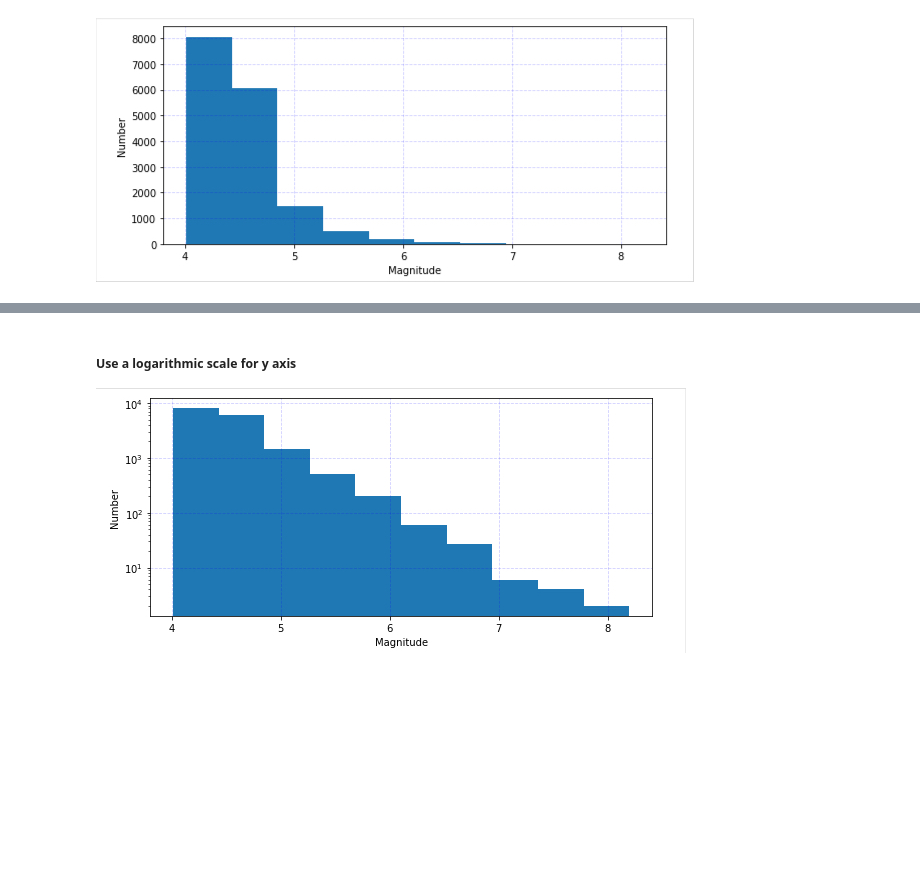
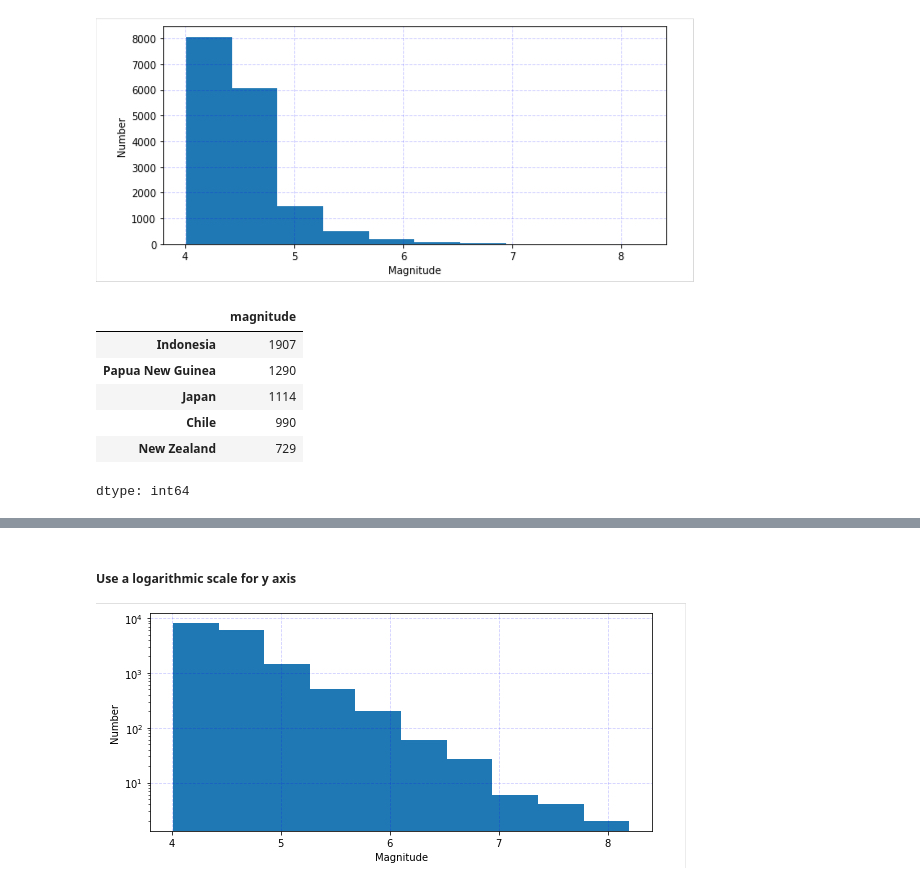
Before and after one commit to Cyp202/2025_Intro_Python, a Jupyter notebook: notebook/W3_S1.ipynb, the cells around one changed output, grey strips where cells are left out. Drawn from its saved outputs; the diff is of its cells as text; code cells hidden in the pictures; blank space fills up the shorter version.

```diff
--- a/notebook/W3_S1.ipynb
+++ b/notebook/W3_S1.ipynb
@@ -458,6 +455,19 @@ AttributeError: module 'matplotlib.pyplot' has no attribute 'df_five_c'
 Hint: `Pandas` has a histogram function documented [at this link](https://pandas.pydata.org/pandas-docs/version/0.23/generated/pandas.DataFrame.hist.html) and `Matplotlib` has one documented [at this link](https://matplotlib.org/api/_as_gen/matplotlib.pyplot.hist.html)
 # %% [markdown]
 ![aaaaa8.jpg](embedded-picture-1)
+# %%
+magnitude = pd.Series([1907, 1290, 1114,990,729],
+                     index=['Indonesia', 'Papua New Guinea', 'Japan', 'Chile','New Zealand'],
+                     name='magnitude')
+magnitude
+# %% [output]
+|  | magnitude |
+| Indonesia | 1907 |
+| Papua New Guinea | 1290 |
+| Japan | 1114 |
+| Chile | 990 |
+| New Zealand | 729 |
+dtype: int64
 # %%
 # Make a figure and plot the histogram
 # print the first 5 rows of num2
```
Also changed, not shown: parts of 7 cells of this notebook.
